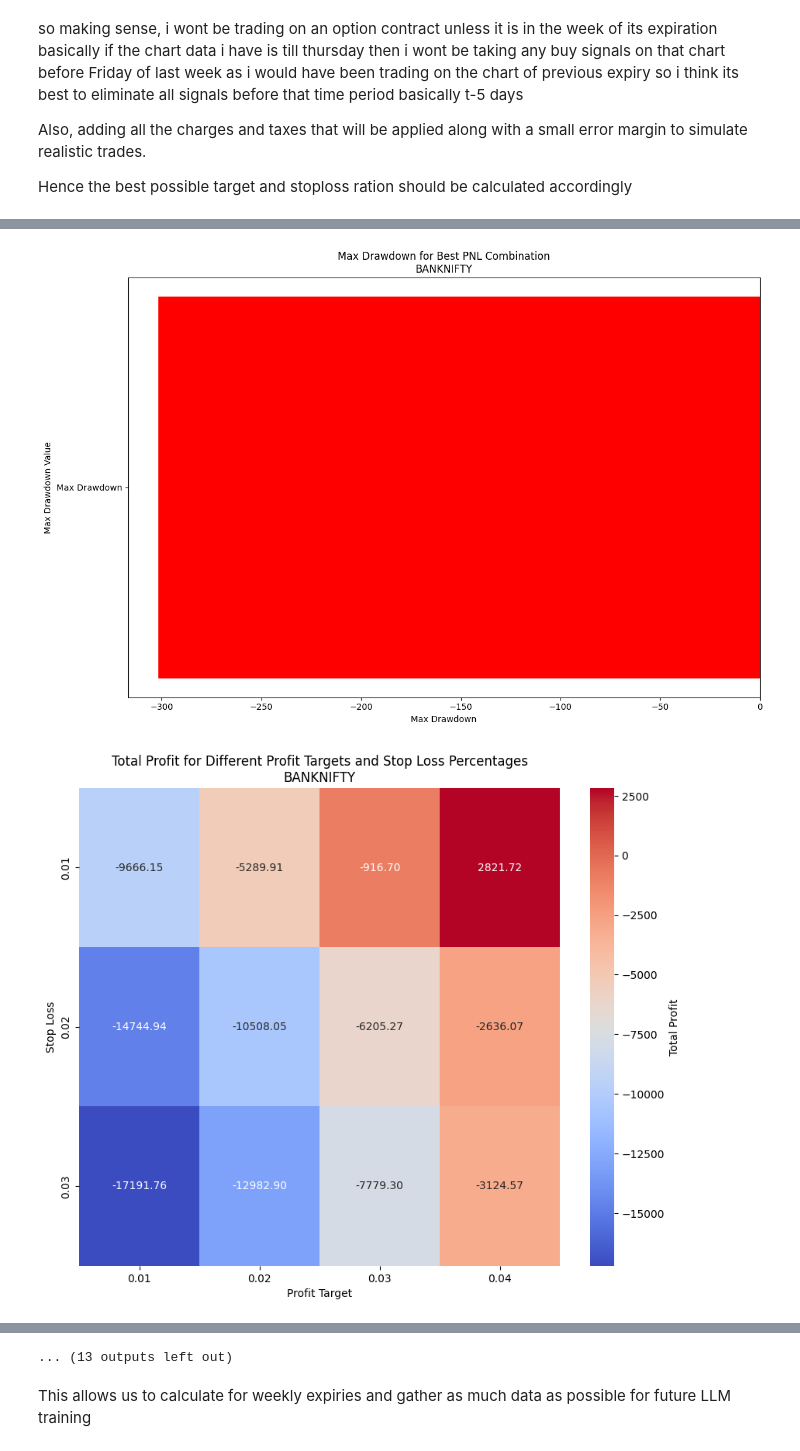
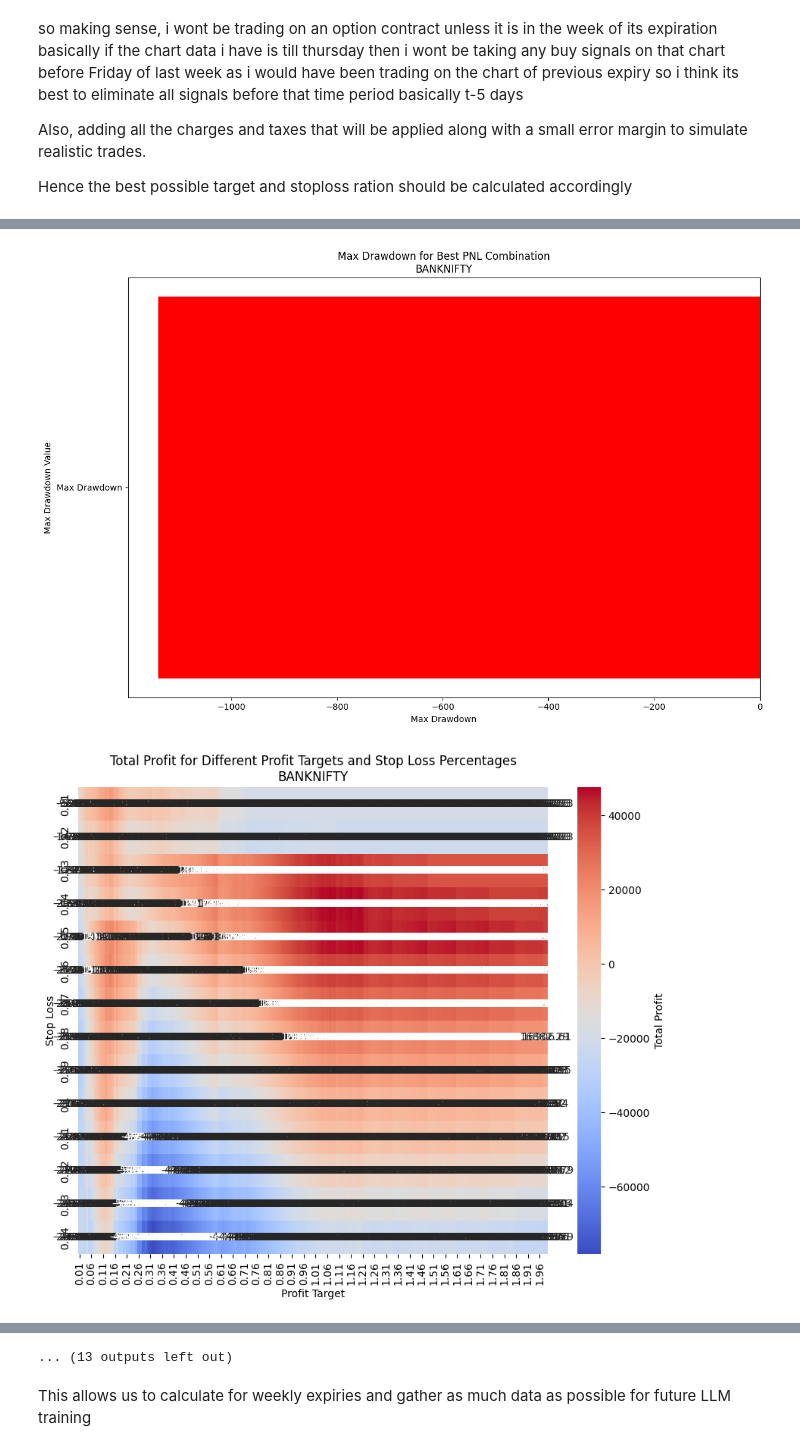
Before and after one commit to MinorLeopard/OptionChartAnalysis, a Jupyter notebook: AutomatedDayTradesExpiryWeekAnalaysis.ipynb, the cells around one changed output, grey strips where cells are left out. Cells and saved outputs as stored; diff of their text form; code cells hidden in the pictures.

```diff
--- a/AutomatedDayTradesExpiryWeekAnalaysis.ipynb
+++ b/AutomatedDayTradesExpiryWeekAnalaysis.ipynb
@@ -138,8 +138,8 @@ def summarize_trade_results(trade_results):
     return summary
 
 # Define profit percentages and stop loss percentages to analyze
-profit_percentages = [i / 100 for i in range(1, 5)]
-stop_loss_percentages = [i / 100 for i in range(1, 4)]
+profit_percentages = [i / 100 for i in range(1, 200)]
+stop_loss_percentages = [i / 100 for i in range(1, 15)]
 
 # Directories containing the data
 directories = ['June 2024/NIFTY', 'June 2024/BANKNIFTY', 'June 2024/FINNIFTY', 'June 2024/SENSEX']  # Change the directories as needed
@@ -347,3 +347,3 @@ Processing NSE_BANKNIFTY240703P53000, 15.csv in BANKNIFTY...using June 2024/BANK
 [figure]
-[figure, old version]
+[figure, new version]
-[figure, old version]
+[figure, new version]
```
Also changed, not shown: parts of 1 cell of this notebook, 2 other files.
